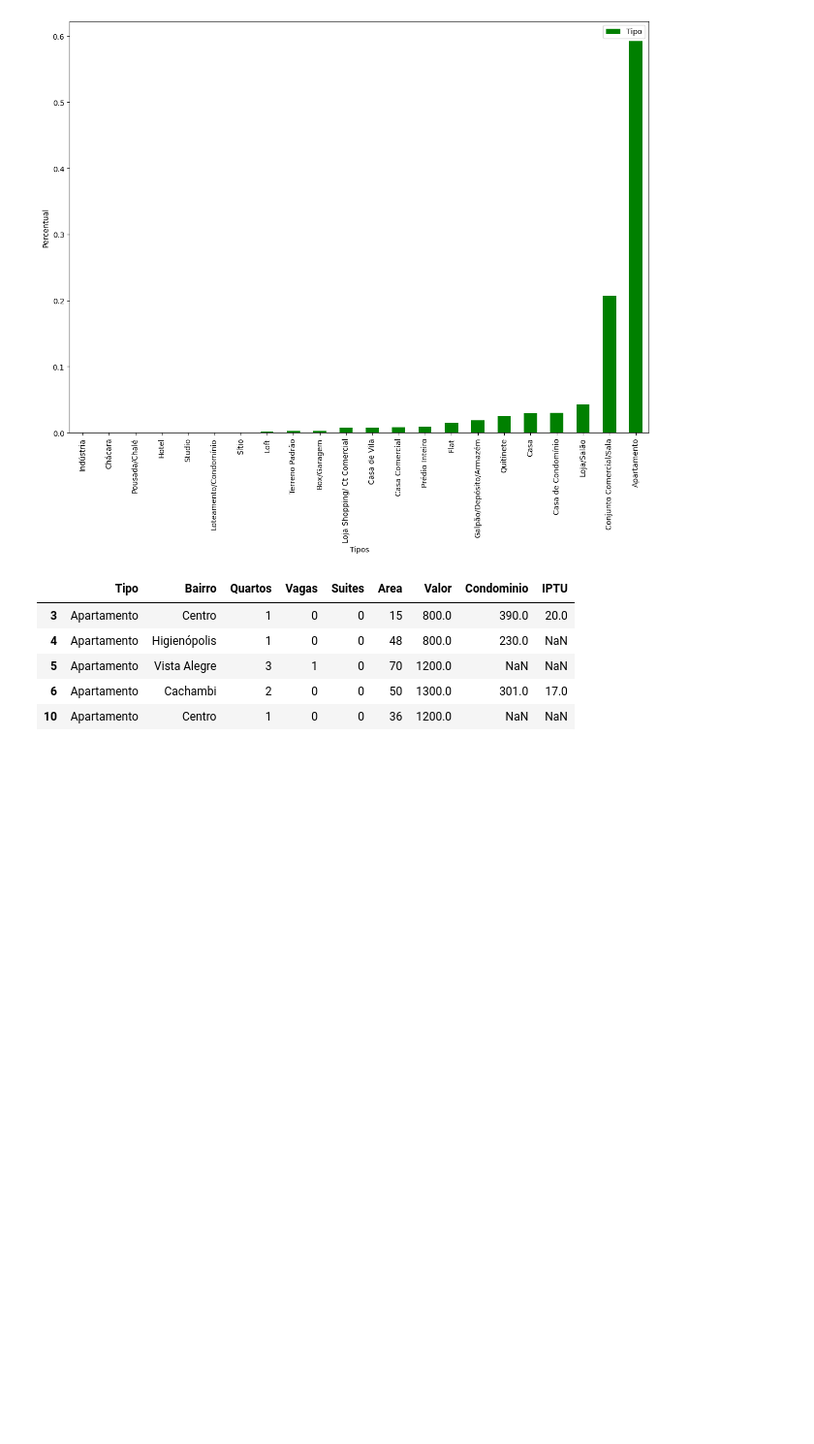
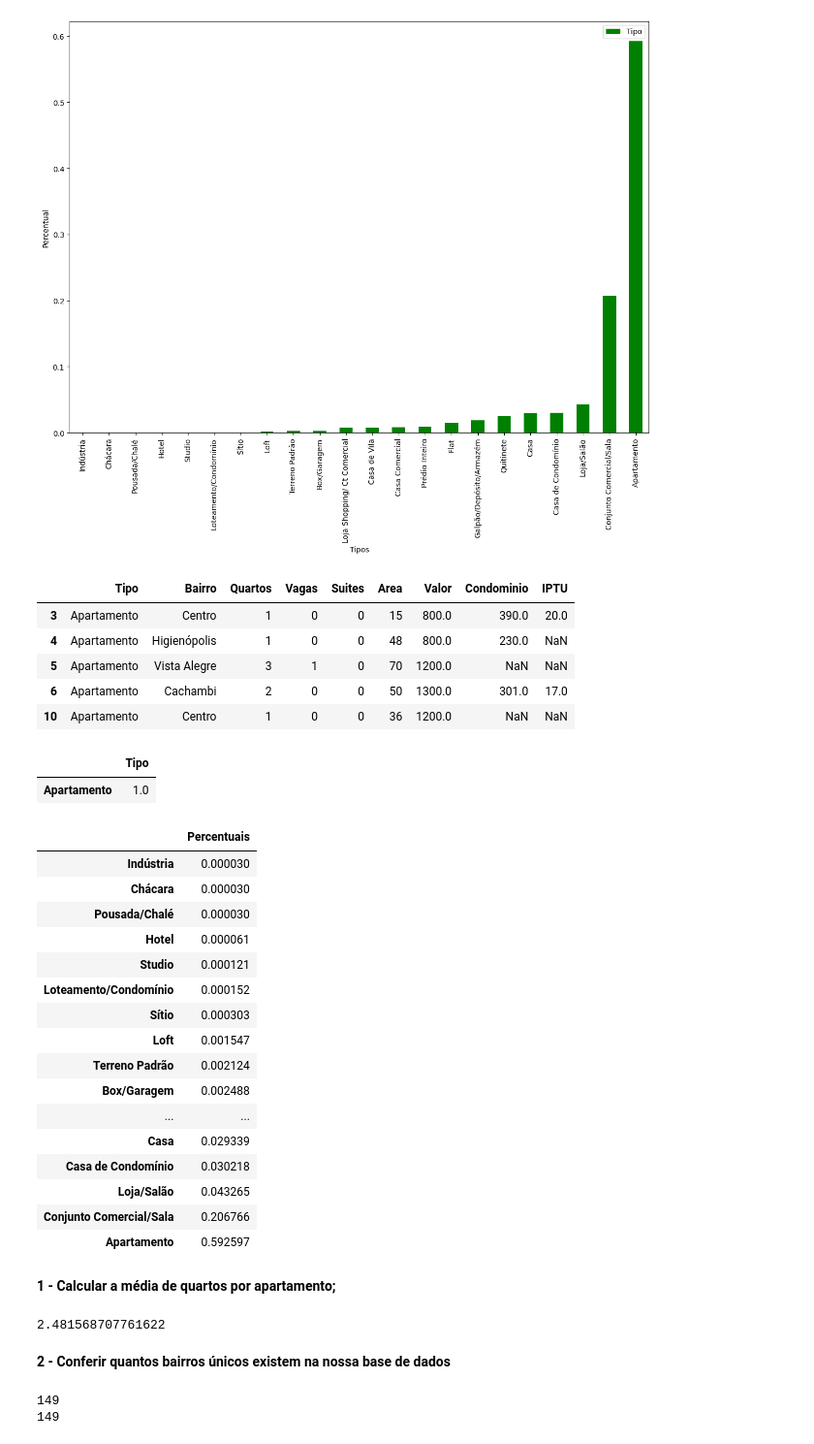
Before and after one commit to Jhonattasilva2/Data-Science-Studies, a Jupyter notebook: Data_Science_Studies.ipynb, the cells around one changed output. Shown at 97% size. Drawn from its saved outputs; the diff is of its cells as text; code cells hidden in the pictures; blank space fills up the shorter version.

```diff
--- a/Data_Science_Studies.ipynb
+++ b/Data_Science_Studies.ipynb
@@ -818,3 +818,46 @@ df.head()
 | 5 | Apartamento | Vista Alegre | 3 | 1 | 0 | 70 | 1200.0 | NaN | NaN |
 | 6 | Apartamento | Cachambi | 2 | 0 | 0 | 50 | 1300.0 | 301.0 | 17.0 |
 | 10 | Apartamento | Centro | 1 | 0 | 0 | 36 | 1200.0 | NaN | NaN |
+# %%
+df['Tipo'].value_counts(normalize=True).to_frame().sort_values('Tipo')
+# %% [output]
+|  | Tipo |
+| Apartamento | 1.0 |
+# %%
+df_exemplo = dados['Tipo'].value_counts(normalize=True).to_frame().sort_values('Tipo')
+
+df_exemplo.rename(columns={'Tipo': 'Percentuais'}, inplace=True)
+
+df_exemplo
+# %% [output]
+|  | Percentuais |
+| Indústria | 0.000030 |
+| Chácara | 0.000030 |
+| Pousada/Chalé | 0.000030 |
+| Hotel | 0.000061 |
+| Studio | 0.000121 |
+| Loteamento/Condomínio | 0.000152 |
+| Sítio | 0.000303 |
+| Loft | 0.001547 |
+| Terreno Padrão | 0.002124 |
+| Box/Garagem | 0.002488 |
+| ... | ... |
+| Casa | 0.029339 |
+| Casa de Condomínio | 0.030218 |
+| Loja/Salão | 0.043265 |
+| Conjunto Comercial/Sala | 0.206766 |
+| Apartamento | 0.592597 |
+# %% [markdown]
+**1 - Calcular a média de quartos por apartamento;**
+# %%
+df['Quartos'].mean()
+# %% [output]
+2.481568707761622
+# %% [markdown]
+**2 - Conferir quantos bairros únicos existem na nossa base de dados**
+# %%
+print(len(df['Bairro'].unique()))
+print(df['Bairro'].nunique())
+# %% [output]
+149
+149
```
Also changed, not shown: parts of 5 cells of this notebook.
